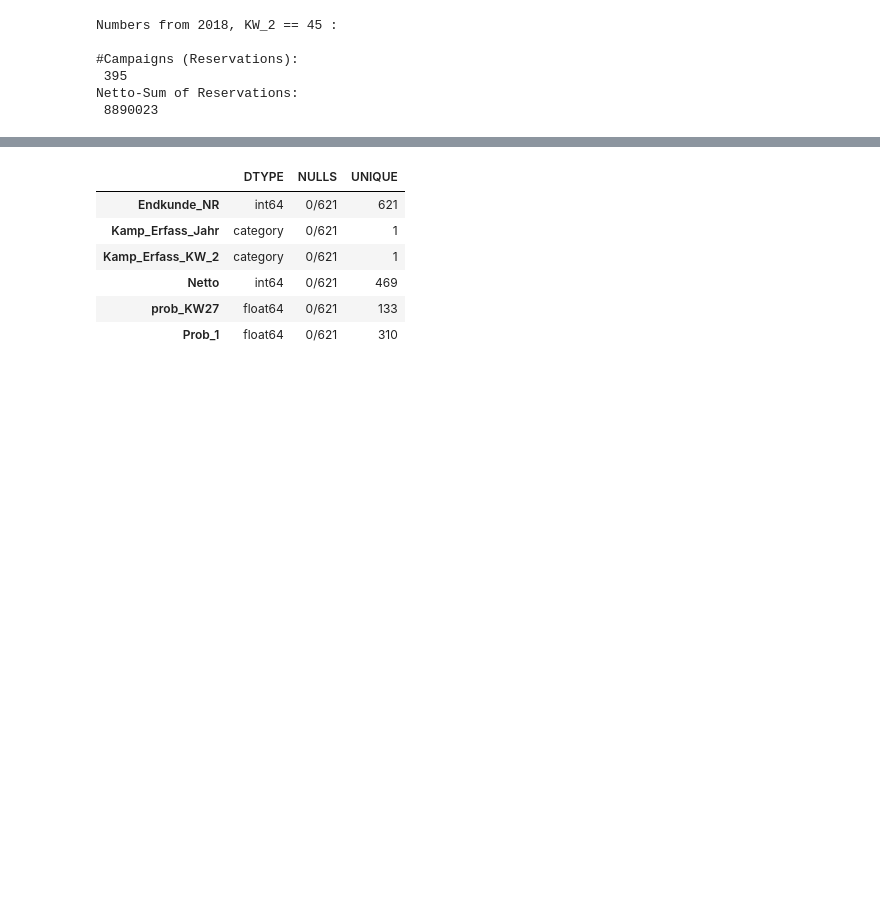
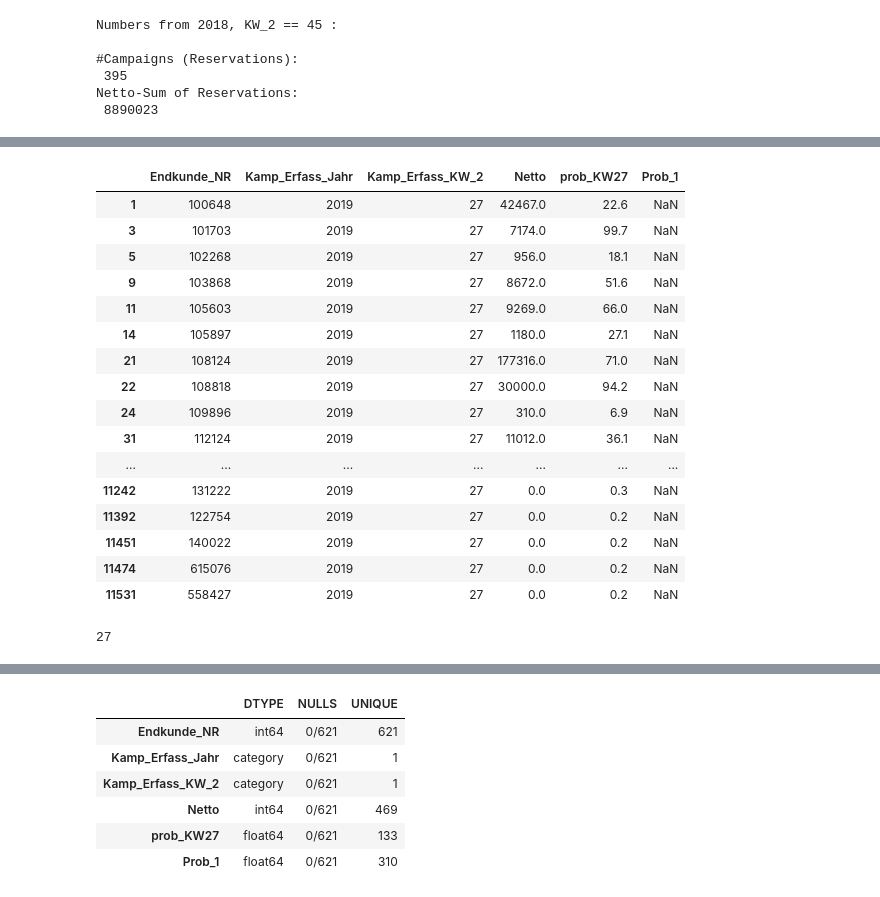
Before and after one commit to apgsga-stc/PredictiveAnalyticsPython, a Jupyter notebook: vkprog_analyse/comparision_rebuild_vs_rscript.ipynb, the cells around one changed output, grey strips where cells are left out. Cells and saved outputs as stored; diff of their text form; code cells hidden in the pictures; blank space fills up the shorter version.

```diff
--- a/vkprog_analyse/comparision_rebuild_vs_rscript.ipynb
+++ b/vkprog_analyse/comparision_rebuild_vs_rscript.ipynb
@@ -157,0 +195,25 @@ comparision_df.sample(5)
+# %%
+row_select = comparision_df.loc[:,"Prob_1"].isna()
+comparision_df.loc[row_select,:]
+# %% [output]
+|  | Endkunde_NR | Kamp_Erfass_Jahr | Kamp_Erfass_KW_2 | Netto | prob_KW27 | Prob_1 |
+| 1 | 100648 | 2019 | 27 | 42467.0 | 22.6 | NaN |
+| 3 | 101703 | 2019 | 27 | 7174.0 | 99.7 | NaN |
+| 5 | 102268 | 2019 | 27 | 956.0 | 18.1 | NaN |
+| 9 | 103868 | 2019 | 27 | 8672.0 | 51.6 | NaN |
+| 11 | 105603 | 2019 | 27 | 9269.0 | 66.0 | NaN |
+| 14 | 105897 | 2019 | 27 | 1180.0 | 27.1 | NaN |
+| 21 | 108124 | 2019 | 27 | 177316.0 | 71.0 | NaN |
+| 22 | 108818 | 2019 | 27 | 30000.0 | 94.2 | NaN |
+| 24 | 109896 | 2019 | 27 | 310.0 | 6.9 | NaN |
+| 31 | 112124 | 2019 | 27 | 11012.0 | 36.1 | NaN |
+| ... | ... | ... | ... | ... | ... | ... |
+| 11242 | 131222 | 2019 | 27 | 0.0 | 0.3 | NaN |
+| 11392 | 122754 | 2019 | 27 | 0.0 | 0.2 | NaN |
+| 11451 | 140022 | 2019 | 27 | 0.0 | 0.2 | NaN |
+| 11474 | 615076 | 2019 | 27 | 0.0 | 0.2 | NaN |
+| 11531 | 558427 | 2019 | 27 | 0.0 | 0.2 | NaN |
+# %%
+reality_2019_df.loc[:,"Kamp_Erfass_KW_2"].max()
+# %% [output]
+27
```
Also changed, not shown: parts of 6 cells of this notebook.
